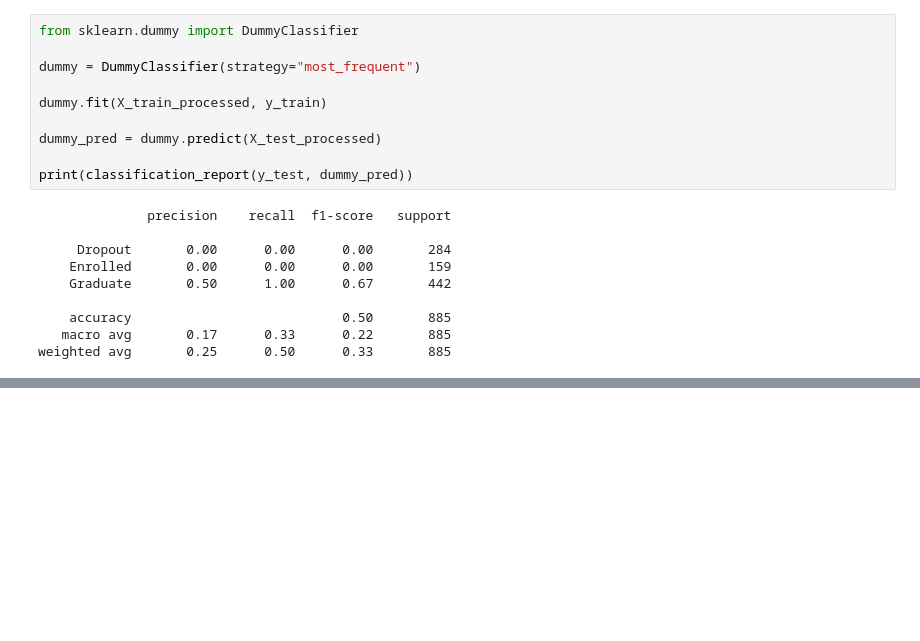
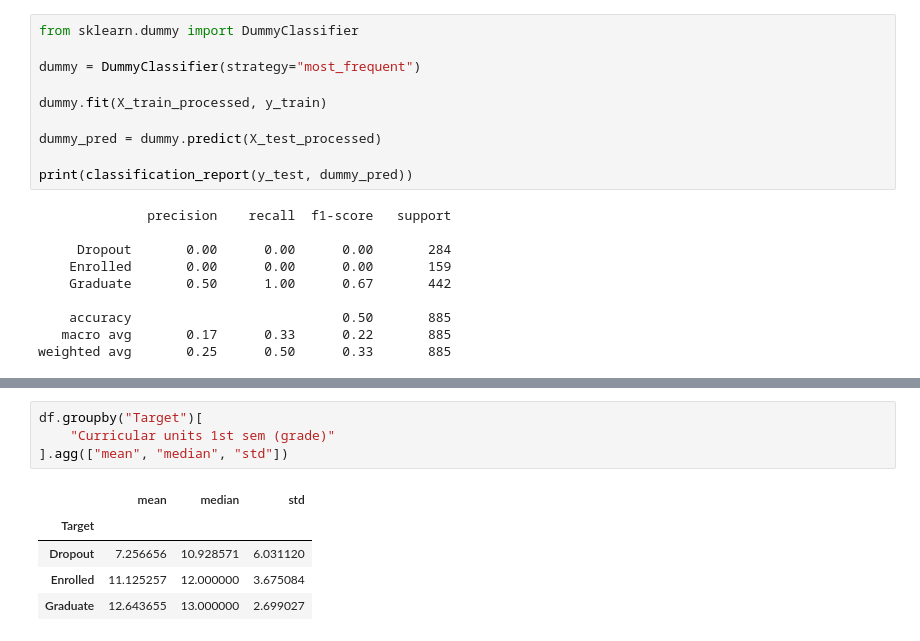
Before and after one commit to ARYANDIXIT-DEBUG/student-academic-risk-prediction, a Jupyter notebook: ml.ipynb, the cells around one changed output, grey strips where cells are left out. Cells and saved outputs as stored; diff of their text form; blank space fills up the shorter version.

```diff
--- a/ml.ipynb
+++ b/ml.ipynb
@@ -689,0 +759,10 @@ weighted avg       0.25      0.50      0.33       885
+# %%
+df.groupby("Target")[
+    "Curricular units 1st sem (grade)"
+].agg(["mean", "median", "std"])
+# %% [output]
+|  | mean | median | std |
+| Target |  |  |  |
+| Dropout | 7.256656 | 10.928571 | 6.031120 |
+| Enrolled | 11.125257 | 12.000000 | 3.675084 |
+| Graduate | 12.643655 | 13.000000 | 2.699027 |
```
Also changed, not shown: parts of 60 cells of this notebook, 1 other file.
